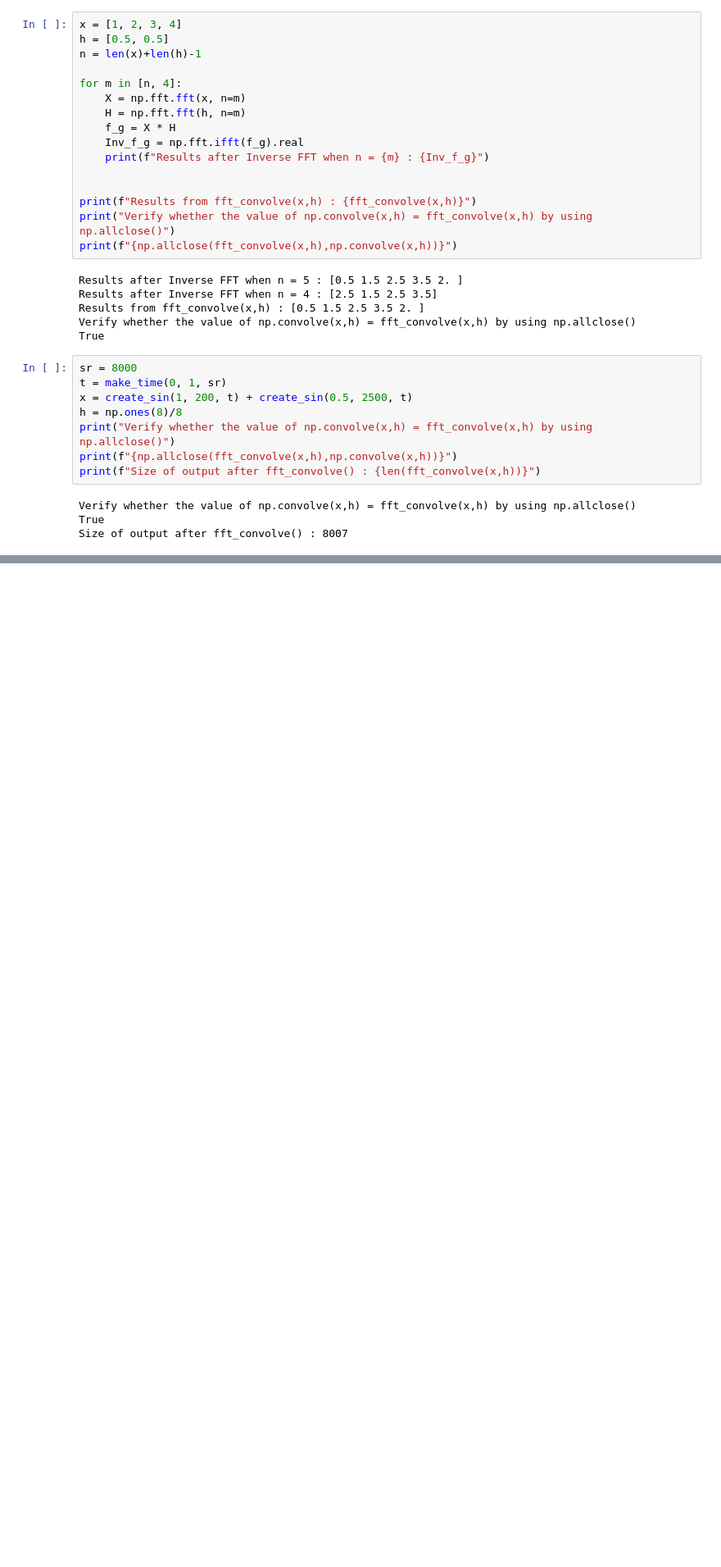
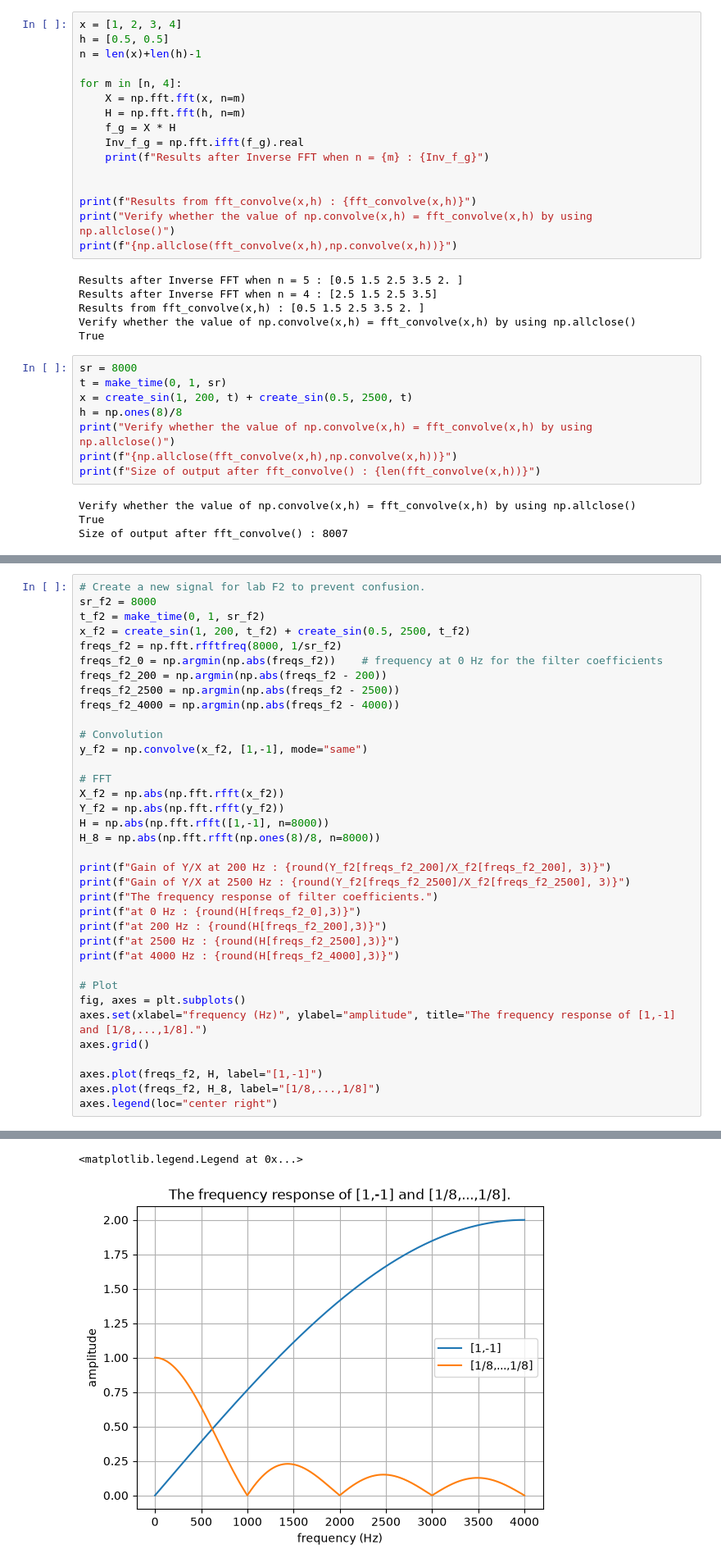
Before and after one commit to ohm-arthakorn/audio-based_music_recommendation, a Jupyter notebook: notebooks/07_Filters.ipynb, the cells around one changed output, grey strips where cells are left out. Shown at 82% size. Cells and saved outputs as stored; diff of their text form; blank space fills up the shorter version.

```diff
--- a/notebooks/07_Filters.ipynb
+++ b/notebooks/07_Filters.ipynb
@@ -219,0 +238,37 @@ Size of output after fft_convolve() : 8007
+# %%
+# Create a new signal for lab F2 to prevent confusion.
+sr_f2 = 8000
+t_f2 = make_time(0, 1, sr_f2)
+x_f2 = create_sin(1, 200, t_f2) + create_sin(0.5, 2500, t_f2)
+freqs_f2 = np.fft.rfftfreq(8000, 1/sr_f2)
+freqs_f2_0 = np.argmin(np.abs(freqs_f2))    # frequency at 0 Hz for the filter coefficients
+freqs_f2_200 = np.argmin(np.abs(freqs_f2 - 200))
+freqs_f2_2500 = np.argmin(np.abs(freqs_f2 - 2500))
+freqs_f2_4000 = np.argmin(np.abs(freqs_f2 - 4000))
+
+# Convolution
+y_f2 = np.convolve(x_f2, [1,-1], mode="same")
+
+# FFT
+X_f2 = np.abs(np.fft.rfft(x_f2))
+Y_f2 = np.abs(np.fft.rfft(y_f2))
+H = np.abs(np.fft.rfft([1,-1], n=8000))
+H_8 = np.abs(np.fft.rfft(np.ones(8)/8, n=8000))
+
+print(f"Gain of Y/X at 200 Hz : {round(Y_f2[freqs_f2_200]/X_f2[freqs_f2_200], 3)}")
+print(f"Gain of Y/X at 2500 Hz : {round(Y_f2[freqs_f2_2500]/X_f2[freqs_f2_2500], 3)}")
+print(f"The frequency response of filter coefficients.")
+print(f"at 0 Hz : {round(H[freqs_f2_0],3)}")
+print(f"at 200 Hz : {round(H[freqs_f2_200],3)}")
+print(f"at 2500 Hz : {round(H[freqs_f2_2500],3)}")
+print(f"at 4000 Hz : {round(H[freqs_f2_4000],3)}")
+
+# Plot
+fig, axes = plt.subplots()
+axes.set(xlabel="frequency (Hz)", ylabel="amplitude", title="The frequency response of [1,-1] and [1/8,...,1/8].")
+axes.grid()
+
+axes.plot(freqs_f2, H, label="[1,-1]")
+axes.plot(freqs_f2, H_8, label="[1/8,...,1/8]")
+axes.legend(loc="center right")
+# %% [output]
@@ -219,0 +282,2 @@ Size of output after fft_convolve() : 8007
+<matplotlib.legend.Legend at 0x...>
+[figure, added]
```
Also changed, not shown: parts of 4 cells of this notebook, 1 other file.
